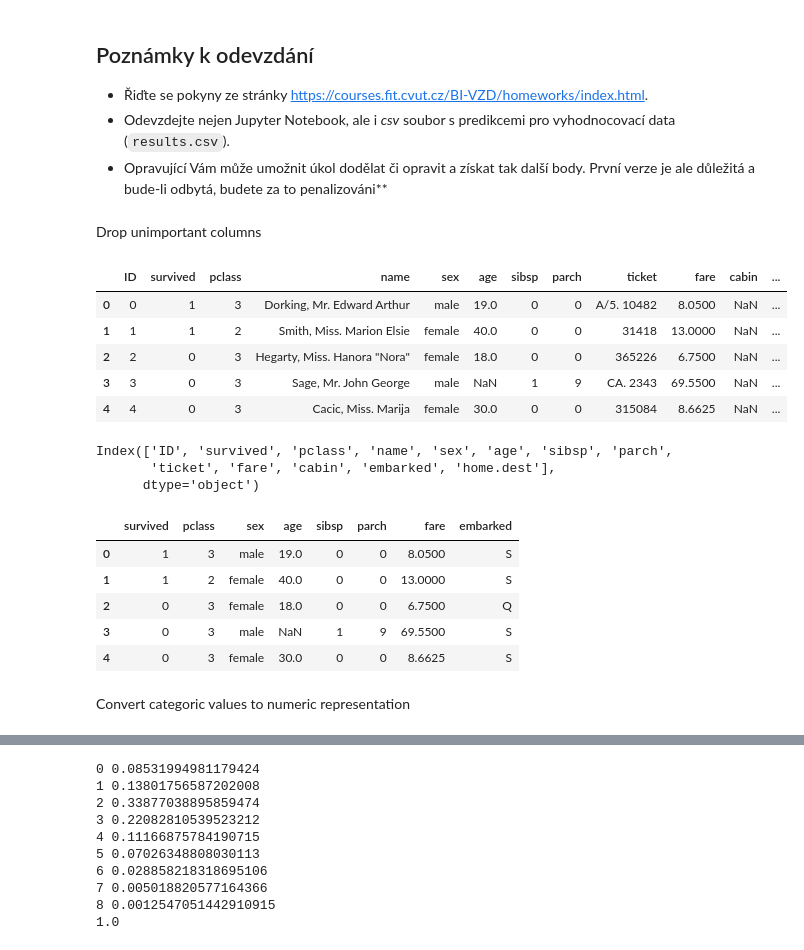
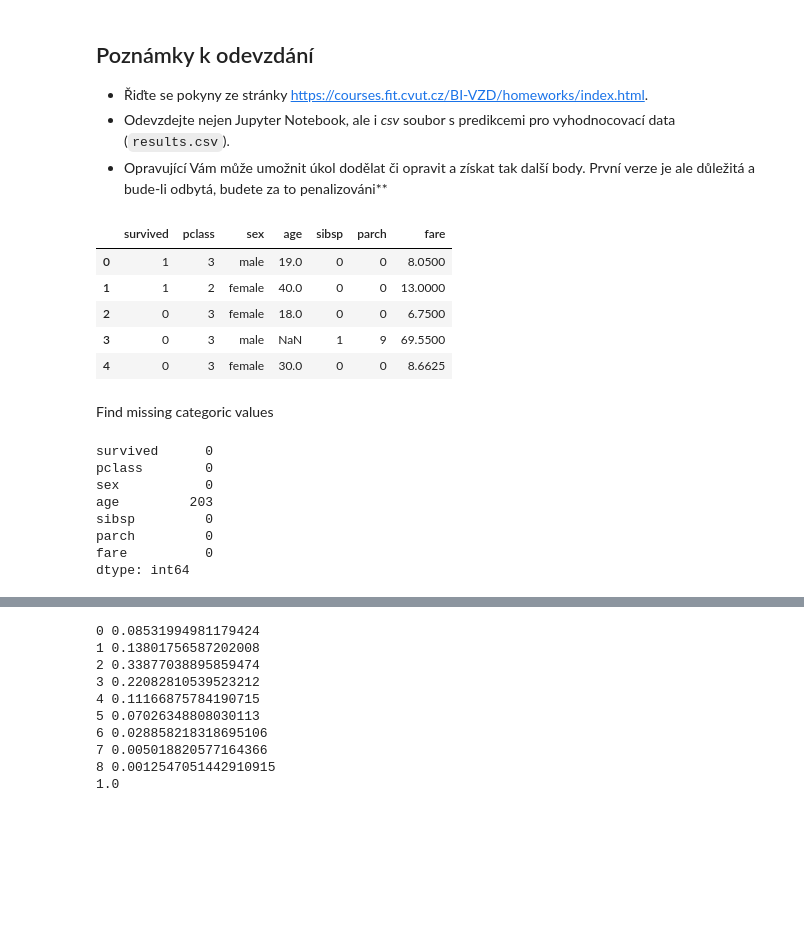
Before and after one commit to bumbac/VZD-ML, a Jupyter notebook: 02/homework_02_B201.ipynb, the cells around one changed output, grey strips where cells are left out. Drawn from its saved outputs; the diff is of its cells as text; code cells hidden in the pictures; blank space fills up the shorter version.

```diff
--- a/02/homework_02_B201.ipynb
+++ b/02/homework_02_B201.ipynb
@@ -61,2 +54,0 @@ df = pd.read_csv('data.csv')
-# %% [markdown]
-Drop unimportant columns
@@ -63,24 +74,25 @@ Drop unimportant columns
 # %%
+df = pd.read_csv('data.csv')
+df.drop(columns=['ID', 'name', 'ticket', 'cabin', 'home.dest', 'embarked'], inplace=True)
 display(df.head())
-display(df.columns)
-df.drop(columns=['ID', 'name', 'ticket', 'cabin', 'home.dest'], inplace=True)
-display(df.head())
 # %% [output]
-|  | ID | survived | pclass | name | sex | age | sibsp | parch | ticket | fare | cabin | ... |
-| 0 | 0 | 1 | 3 | Dorking, Mr. Edward Arthur | male | 19.0 | 0 | 0 | A/5. 10482 | 8.0500 | NaN | ... |
-| 1 | 1 | 1 | 2 | Smith, Miss. Marion Elsie | female | 40.0 | 0 | 0 | 31418 | 13.0000 | NaN | ... |
-| 2 | 2 | 0 | 3 | Hegarty, Miss. Hanora "Nora" | female | 18.0 | 0 | 0 | 365226 | 6.7500 | NaN | ... |
-| 3 | 3 | 0 | 3 | Sage, Mr. John George | male | NaN | 1 | 9 | CA. 2343 | 69.5500 | NaN | ... |
-| 4 | 4 | 0 | 3 | Cacic, Miss. Marija | female | 30.0 | 0 | 0 | 315084 | 8.6625 | NaN | ... |
+|  | survived | pclass | sex | age | sibsp | parch | fare |
+| 0 | 1 | 3 | male | 19.0 | 0 | 0 | 8.0500 |
+| 1 | 1 | 2 | female | 40.0 | 0 | 0 | 13.0000 |
+| 2 | 0 | 3 | female | 18.0 | 0 | 0 | 6.7500 |
+| 3 | 0 | 3 | male | NaN | 1 | 9 | 69.5500 |
+| 4 | 0 | 3 | female | 30.0 | 0 | 0 | 8.6625 |
-Index(['ID', 'survived', 'pclass', 'name', 'sex', 'age', 'sibsp', 'parch',
-       'ticket', 'fare', 'cabin', 'embarked', 'home.dest'],
-      dtype='object')
-|  | survived | pclass | sex | age | sibsp | parch | fare | embarked |
-| 0 | 1 | 3 | male | 19.0 | 0 | 0 | 8.0500 | S |
-| 1 | 1 | 2 | female | 40.0 | 0 | 0 | 13.0000 | S |
-| 2 | 0 | 3 | female | 18.0 | 0 | 0 | 6.7500 | Q |
-| 3 | 0 | 3 | male | NaN | 1 | 9 | 69.5500 | S |
-| 4 | 0 | 3 | female | 30.0 | 0 | 0 | 8.6625 | S |
-# %% [markdown]
-Convert categoric values to numeric representation
+# %% [markdown]
+Find missing categoric values
+# %%
+display(df.isnull().sum(axis=0))
+# %% [output]
+survived      0
+pclass        0
+sex           0
+age         203
+sibsp         0
+parch         0
+fare          0
+dtype: int64
 # %%
```
Also changed, not shown: parts of 48 cells of this notebook, 1 other file.
